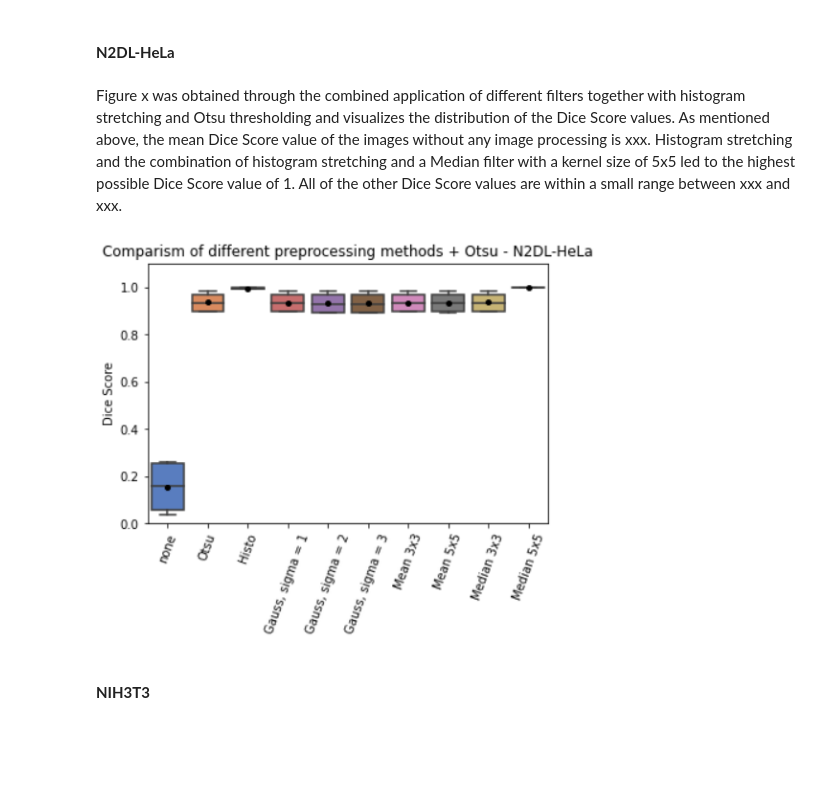
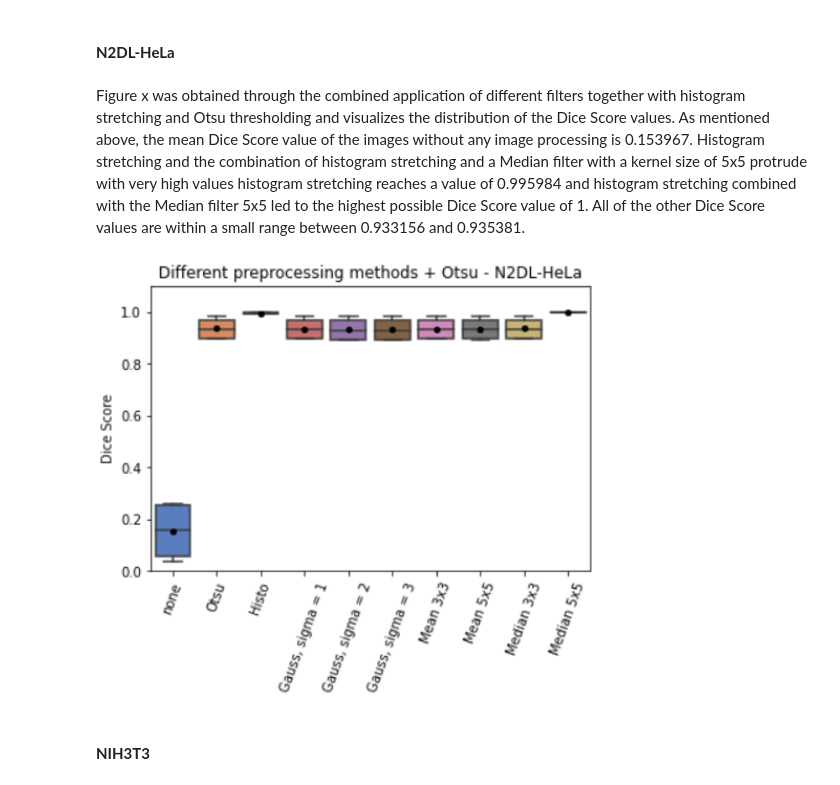
Before and after one commit to datascience-mobi-2023/topic01_team03, a Jupyter notebook: Report/AnfangReport.ipynb, the cells around one changed output. Saved outputs shown, nothing was run; the diff lists cells and outputs as text; code cells hidden in the pictures; blank space fills up the shorter version.

```diff
--- a/Report/AnfangReport.ipynb
+++ b/Report/AnfangReport.ipynb
@@ -129,13 +131,13 @@ Image('../Plots/BilderPlots/N2DH-GOWT1/plot_N2DH-GOWT1_filter_histo_otsu.png',
 # %% [markdown]
 #### **N2DL-HeLa**
 # %% [markdown]
-Figure x  was obtained through the combined application of different filters together with histogram stretching and Otsu thresholding and visualizes the distribution of the Dice Score values. As mentioned above, the mean Dice Score value of the images without any image processing is xxx. Histogram stretching and the combination of histogram stretching and a Median filter with a kernel size of 5x5 led to the highest possible Dice Score value of 1. All of the other Dice Score values are within a small range between xxx and xxx.
+Figure x  was obtained through the combined application of different filters together with histogram stretching and Otsu thresholding and visualizes the distribution of the Dice Score values. As mentioned above, the mean Dice Score value of the images without any image processing is 0.153967. Histogram stretching and the combination of histogram stretching and a Median filter with a kernel size of 5x5 protrude with very high values histogram stretching reaches a value of 0.995984 and histogram stretching combined with the Median filter 5x5 led to the highest possible Dice Score value of 1. All of the other Dice Score values are within a small range between 0.933156 and 0.935381.
 # %%
 # Figure x: Visualisation of the dice score values achieved via the combination of different filters with histogram stratching and Otsu thresholding applied to N2DL-HeLa
 from IPython.display import Image
-Image('../Plots/BilderPlots/N2DH-GOWT1/plot_N2DL-HeLa_filter_histo_otsu.png',  width=500, height=300)
+Image('C:/Users/selig/topic01_team03/Plots/BilderPlots/N2DL-HeLa/plot_N2DL-HeLa_filter_histo_otsu.png',  width=500, height=300)
 # %% [output]
-[figure, old version]
+[figure, new version]
 # %% [markdown]
 #### **NIH3T3**
 # %% [markdown]
```
Also changed, not shown: parts of 4 cells of this notebook, 1 other file.
